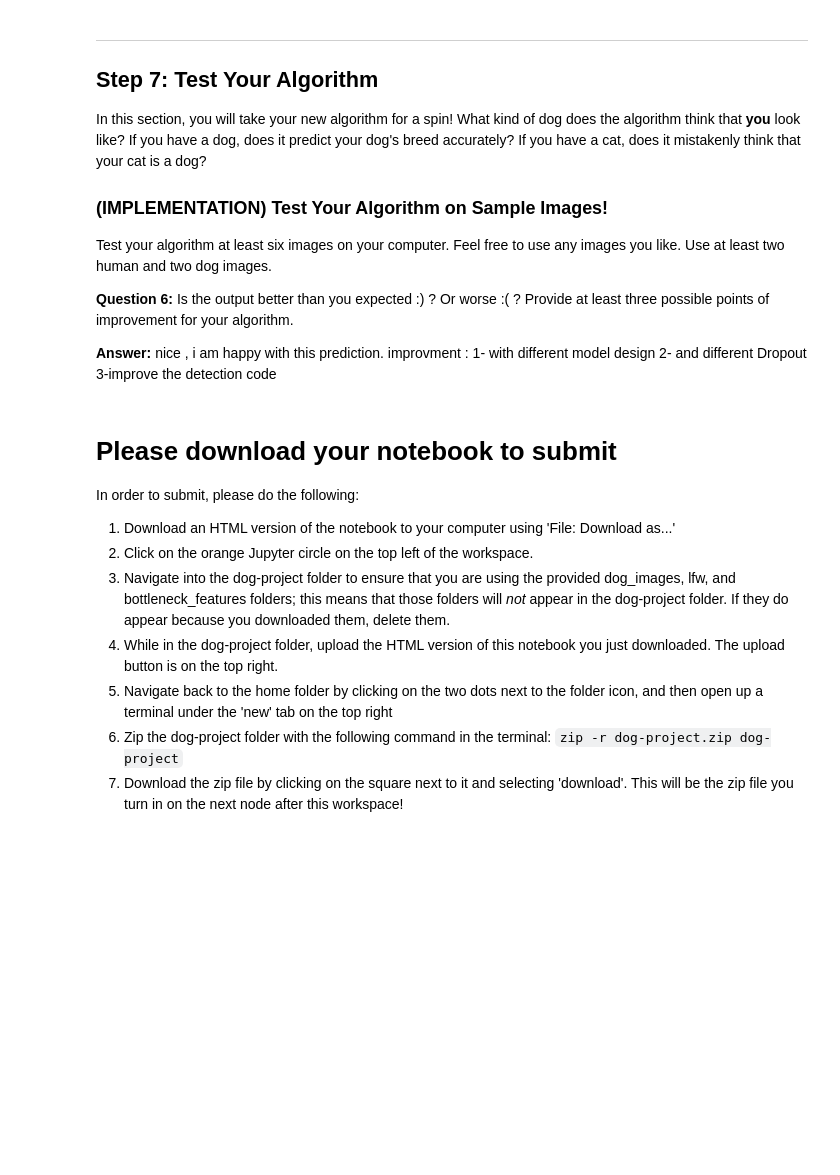
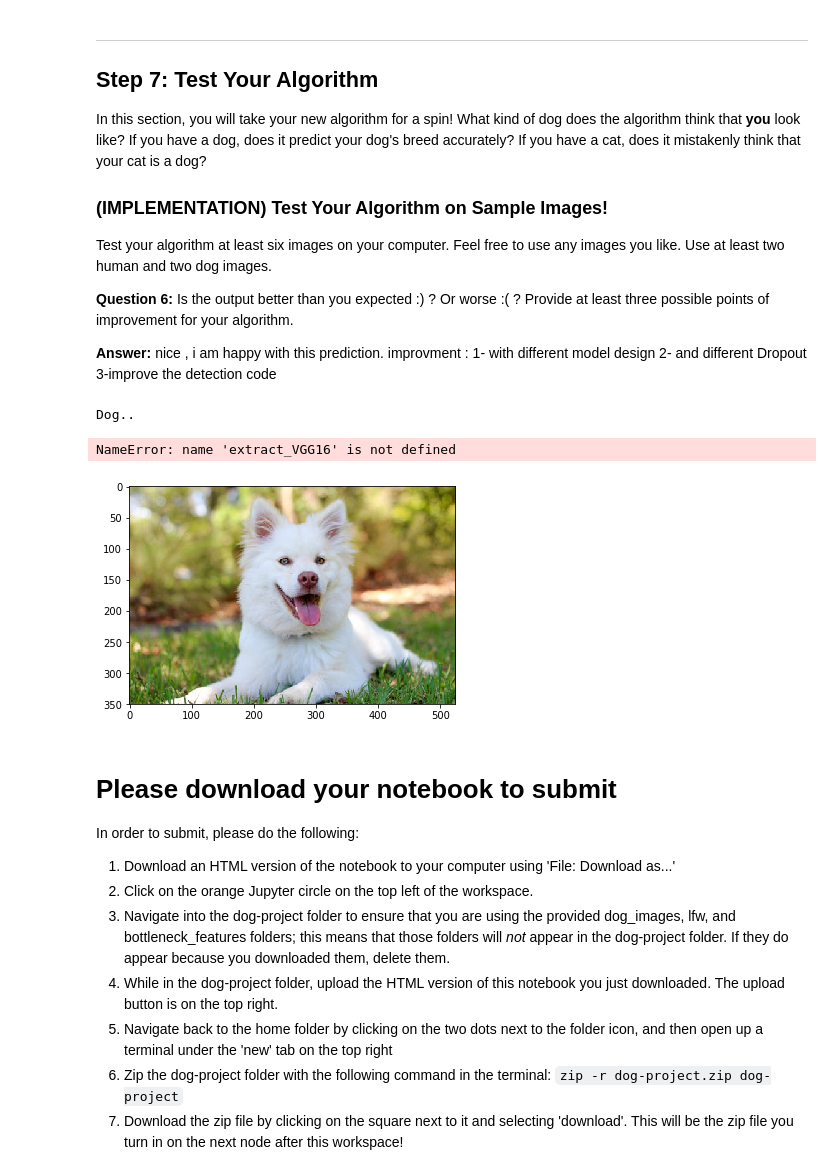
Before and after one commit to YaraMohsen/udacity_nano2, a Jupyter notebook: dog_app.ipynb, the cells around one changed output. Cells and saved outputs as stored; diff of their text form; code cells hidden in the pictures; blank space fills up the shorter version.

```diff
--- a/dog_app.ipynb
+++ b/dog_app.ipynb
@@ -634,7 +630,7 @@ In the code block below, extract the bottleneck features corresponding to the tr
     test_{network} = bottleneck_features['test']
 # %%
 ### TODO: Obtain bottleneck features from another pre-trained CNN.
-bottleneck_features = np.load('/data/bottleneck_features/DogResnet50Data.npz')
+bottleneck_features = np.load('/data/bottleneck_features/DogVGG16Data.npz')
 train_Resnet50 = bottleneck_features['train']
 valid_Resnet50 = bottleneck_features['valid']
 test_Resnet50 = bottleneck_features['test']
@@ -693,7 +689,7 @@ Train your model in the code cell below.  Use model checkpointing to save the mo
 You are welcome to [augment the training data](https://blog.keras.io/building-powerful-image-classification-models-using-very-little-data.html), but this is not a requirement.
 # %%
 ### TODO: Train the model.
-checkpointer = ModelCheckpoint(filepath='saved_models/weights.best.Xception.hdf5',
+checkpointer = ModelCheckpoint(filepath='saved_models/weights.best.VGG16.hdf5',
                                verbose=1, save_best_only=True)
 
 model_2.fit(train_Resnet50, train_targets,
@@ -722,7 +718,7 @@ Epoch 50/50
 ### (IMPLEMENTATION) Load the Model with the Best Validation Loss
 # %%
 ### TODO: Load the model weights with the best validation loss.
-model_2.load_weights('saved_models/weights.best.Xception.hdf5')
+model_2.load_weights('saved_models/weights.best.VGG16.hdf5')
 # %% [markdown]
 ### (IMPLEMENTATION) Test the Model
 
@@ -754,7 +750,7 @@ where `{network}`, in the above filename, should be one of `VGG19`, `Resnet50`,
 ### TODO: Write a function that takes a path to an image as input
 ### and returns the dog breed that is predicted by the model.
 def predict_model_2_breed(img_path):
-    bottleneck_feature = extract_Xception(path_to_tensor(img_path))
+    bottleneck_feature = extract_VGG16(path_to_tensor(img_path))
     predicted_vector = model_2.predict(bottleneck_feature)
     return dog_names[np.argmax(predicted_vector)]
 # %% [markdown]
@@ -817,5 +813,9 @@ __Answer:__ nice , i am happy with this prediction.
 # %%
 ## TODO: Execute your algorithm from Step 6 on
 ## at least 6 images on your computer.
 ## Feel free to use as many code cells as needed.
-predict_breed("dog1_jpg")
+predict_breed("dog1.jpg")
+# %% [output]
+Dog..
+NameError: name 'extract_VGG16' is not defined
+[figure, added]
```
Also changed, not shown: parts of 18 cells of this notebook.
